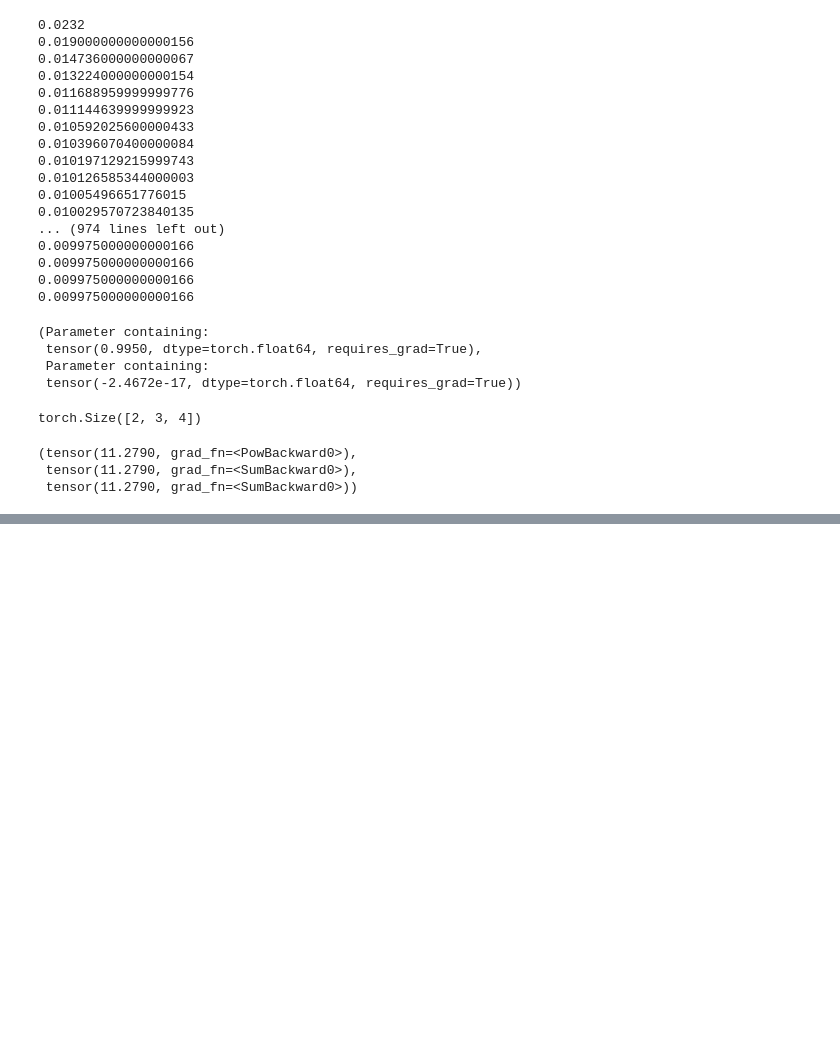
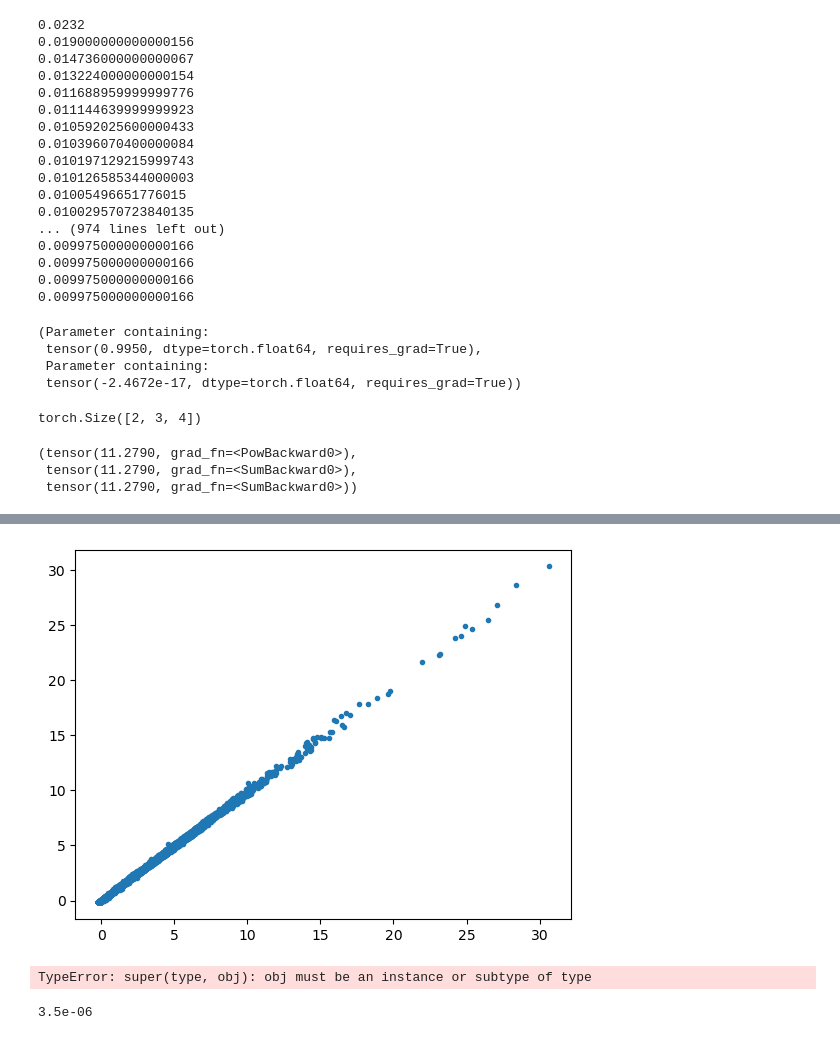
Before and after one commit to Nadav-out/SymLoss, a Jupyter notebook: notebooks/unrelated.ipynb, the cells around one changed output, grey strips where cells are left out. Saved outputs shown, nothing was run; the diff lists cells and outputs as text; code cells hidden in the pictures; blank space fills up the shorter version.

```diff
--- a/notebooks/unrelated.ipynb
+++ b/notebooks/unrelated.ipynb
@@ -377,0 +381,35 @@ Lorentz Scalar Loss: 0.0
+# %%
+class block(nn.Module):
+    def __init__(self,d_in,d_out,bias=True):
+        super(block,self).__init__()
+        self.fc = nn.Linear(d_in,d_out,bias=bias)
+
+    def forward(self,x):
+        x = self.fc(x)
+        x = nn.functional.relu(x)
+        return(x)
+
+class CrazyModel(nn.Module):
+    def __init__(self):
+        super(CrazyModel,self).__init__()
+
+        self.blocks = nn.Sequential(
+            block(4,10),
+            block(10,10),
+            block(10,10),
+            block(10,1),
+            )
+    def forward(self,x):
+        return self.blocks(x)
+# %%
+def scalar_val(tensor):
+    # assume shape [B,N,4]
+    eta = torch.tensor([1, -1, -1, -1])
+    xx= torch.einsum('B N i, i ,B N i -> B N',tensor,eta,tensor)
+
+    return (xx + xx**2/4)/math.sqrt(21)
+
+data = torch.randn([1,100000,4])
+labels = scalar_val(data)
+
+model=CrazyModel()
@@ -377,0 +603,17 @@ Lorentz Scalar Loss: 0.0
+# %%
+import matplotlib.pyplot as plt
+plt.plot(labels.view(-1).detach().numpy(), model(data).view(-1).detach().numpy(),'.')
+plt.show()
+# %% [output]
+[figure, added]
+# %%
+lorentz_loss = LorentzLoss(model=model,device='cpu')
+sample = torch.randn([1, 100* 4],requires_grad=True)  # Using a batch size of 10
+
+lorentz_loss(sample,spin='scalar')
+# %% [output]
+TypeError: super(type, obj): obj must be an instance or subtype of type
+# %%
+1.4/len(data.view(-1))
+# %% [output]
+3.5e-06
```
Also changed, not shown: parts of 33 cells of this notebook, 1 other file.
